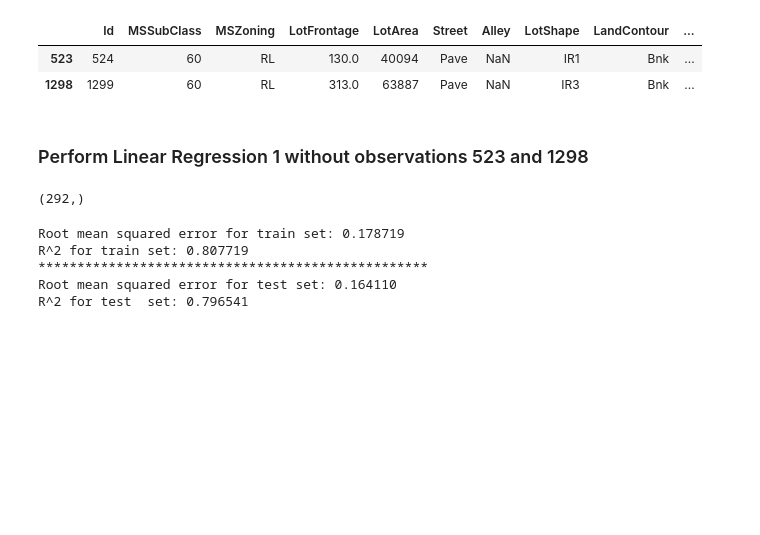
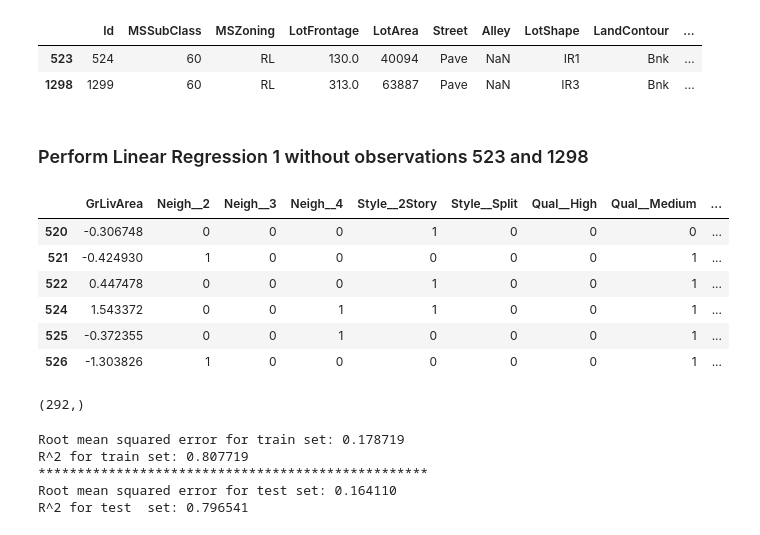
Before and after one commit to chun9men9/WIC_MLProject, a Jupyter notebook: Wing/Project_3_LinearRegression.ipynb, the cells around one changed output. Cells and saved outputs as stored; diff of their text form; code cells hidden in the pictures; blank space fills up the shorter version.

```diff
--- a/Wing/Project_3_LinearRegression.ipynb
+++ b/Wing/Project_3_LinearRegression.ipynb
@@ -988,5 +967,15 @@ X5b = X5.copy()
 #remove observations 523 and 1298
 X5b = X5b.drop(X5b.index[[523,1298]])
+# %%
+X5b.iloc[520:526]
+# %% [output]
+|  | GrLivArea | Neigh__2 | Neigh__3 | Neigh__4 | Style__2Story | Style__Split | Qual__High | Qual__Medium | ... |
+| 520 | -0.306748 | 0 | 0 | 0 | 1 | 0 | 0 | 0 | ... |
+| 521 | -0.424930 | 1 | 0 | 0 | 0 | 0 | 0 | 1 | ... |
+| 522 | 0.447478 | 0 | 0 | 0 | 1 | 0 | 0 | 1 | ... |
+| 524 | 1.543372 | 0 | 0 | 1 | 1 | 0 | 0 | 1 | ... |
+| 525 | -0.372355 | 0 | 0 | 1 | 0 | 0 | 0 | 1 | ... |
+| 526 | -1.303826 | 1 | 0 | 0 | 0 | 0 | 0 | 1 | ... |
 # %%
 #remove corresponding sales price
 yb = y.copy()
```
Also changed, not shown: parts of 43 cells of this notebook, 1 other file.
